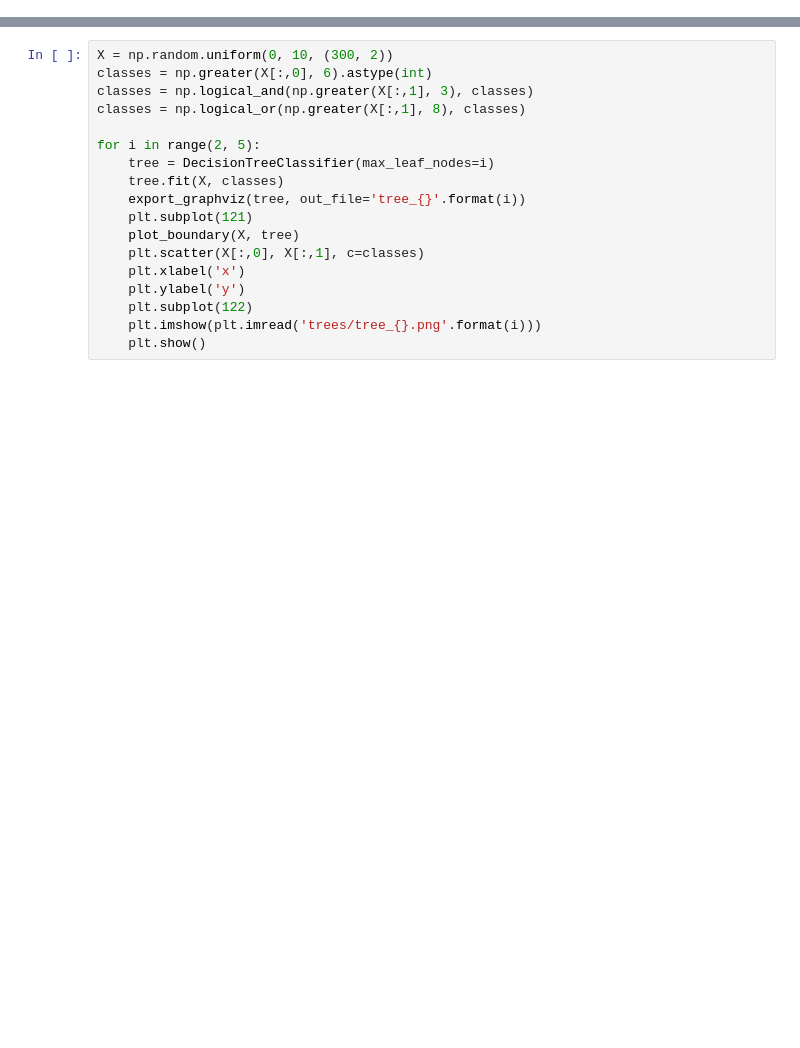
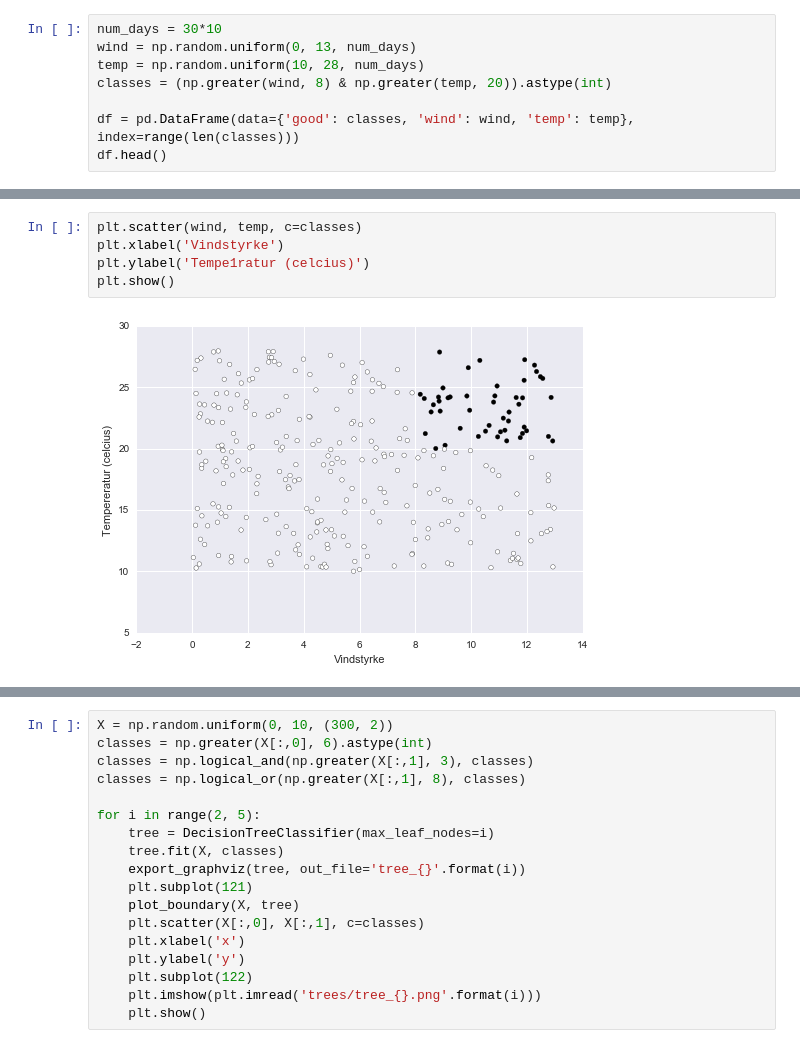
Before and after one commit to MarieRoald/MLkurs, a Jupyter notebook: notebooks/introductions/Introduksjon_til_decision_trees.ipynb, the cells around one changed output, grey strips where cells are left out. Saved outputs shown, nothing was run; the diff lists cells and outputs as text; blank space fills up the shorter version.

```diff
--- a/notebooks/introductions/Introduksjon_til_decision_trees.ipynb
+++ b/notebooks/introductions/Introduksjon_til_decision_trees.ipynb
@@ -22,0 +25,8 @@ Nedenfor ser vi tilpassningen av et klassifikasjonstre med fire løvnoder. Husk
+# %%
+num_days = 30*10
+wind = np.random.uniform(0, 13, num_days)
+temp = np.random.uniform(10, 28, num_days)
+classes = (np.greater(wind, 8) & np.greater(temp, 20)).astype(int)
+
+df = pd.DataFrame(data={'good': classes, 'wind': wind, 'temp': temp}, index=range(len(classes)))
+df.head()
@@ -22,0 +40,7 @@ Nedenfor ser vi tilpassningen av et klassifikasjonstre med fire løvnoder. Husk
+# %%
+plt.scatter(wind, temp, c=classes)
+plt.xlabel('Vindstyrke')
+plt.ylabel('Tempe1ratur (celcius)')
+plt.show()
+# %% [output]
+[figure, added]
```
Also changed, not shown: parts of 12 cells of this notebook.
